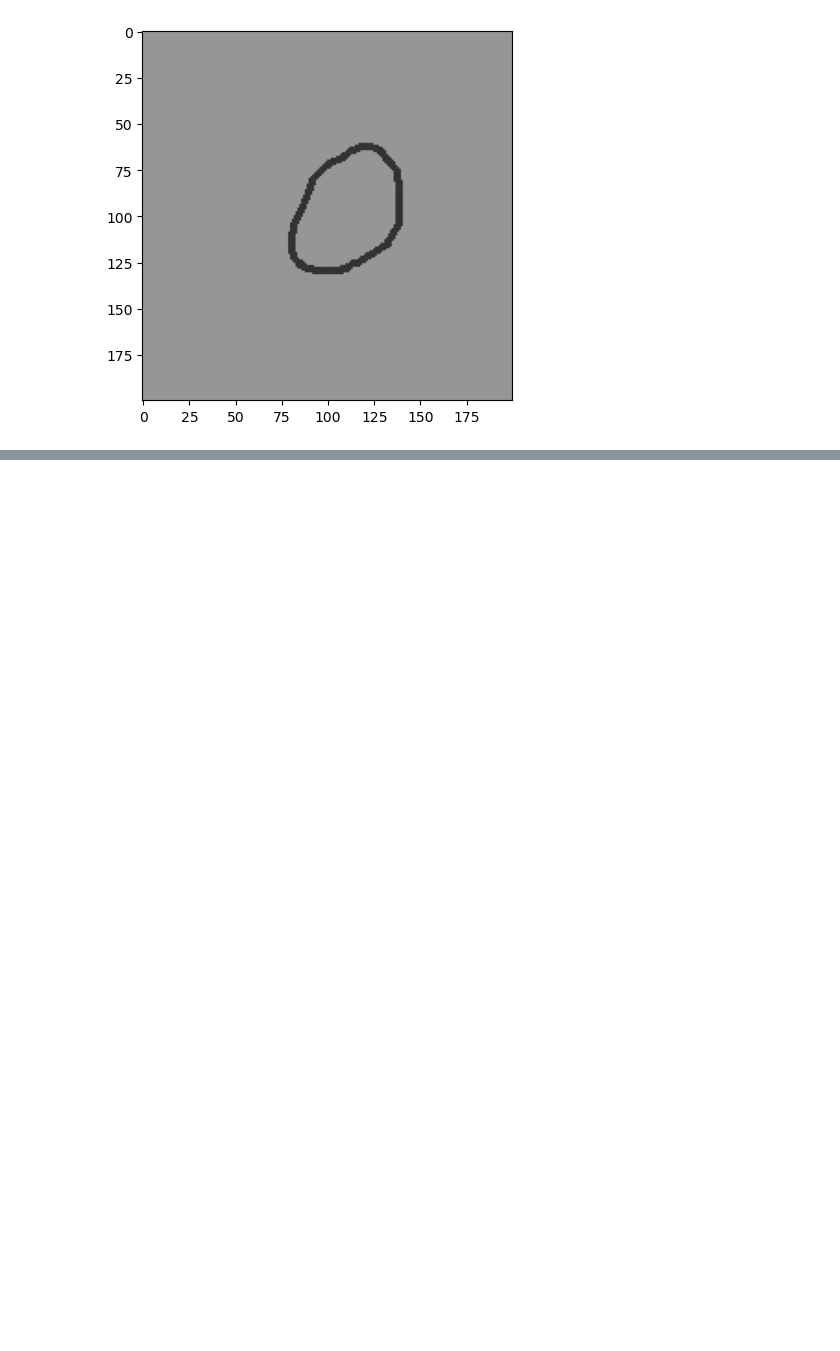
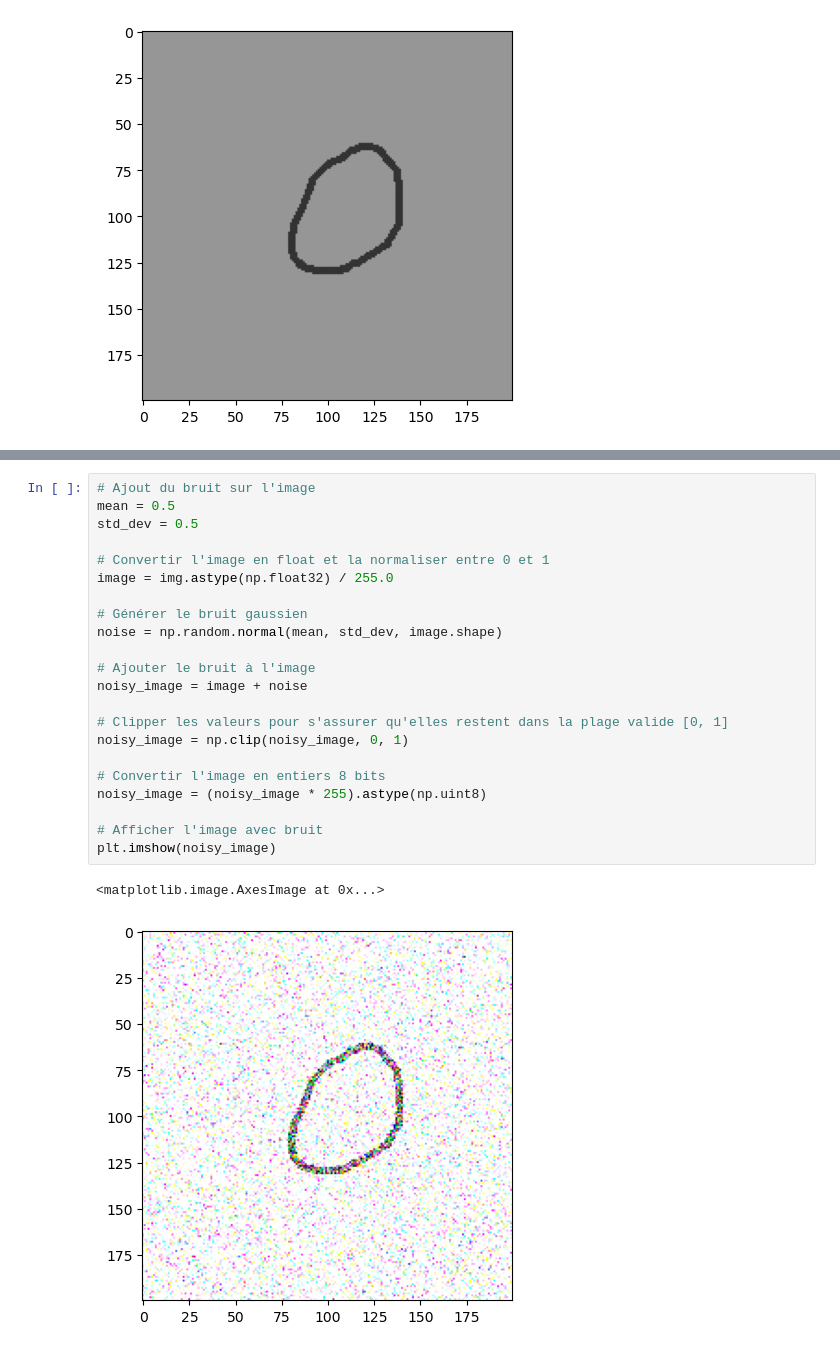
Before and after one commit to JulienFX/DuplicationDataset, a Jupyter notebook: duplication du dataset.ipynb, the cells around one changed output, grey strips where cells are left out. Saved outputs shown, nothing was run; the diff lists cells and outputs as text; blank space fills up the shorter version.

Commit message:
Ajout du bruit + rota

```diff
--- a/duplication du dataset.ipynb
+++ b/duplication du dataset.ipynb
@@ -71,0 +72,25 @@ plt.imshow(img_floue)
+# %%
+# Ajout du bruit sur l'image
+mean = 0.5
+std_dev = 0.5
+
+# Convertir l'image en float et la normaliser entre 0 et 1
+image = img.astype(np.float32) / 255.0
+
+# Générer le bruit gaussien
+noise = np.random.normal(mean, std_dev, image.shape)
+
+# Ajouter le bruit à l'image
+noisy_image = image + noise
+
+# Clipper les valeurs pour s'assurer qu'elles restent dans la plage valide [0, 1]
+noisy_image = np.clip(noisy_image, 0, 1)
+
+# Convertir l'image en entiers 8 bits
+noisy_image = (noisy_image * 255).astype(np.uint8)
+
+# Afficher l'image avec bruit
+plt.imshow(noisy_image)
+# %% [output]
+<matplotlib.image.AxesImage at 0x...>
+[figure, added]
```
Also changed, not shown: parts of 8 cells of this notebook.
